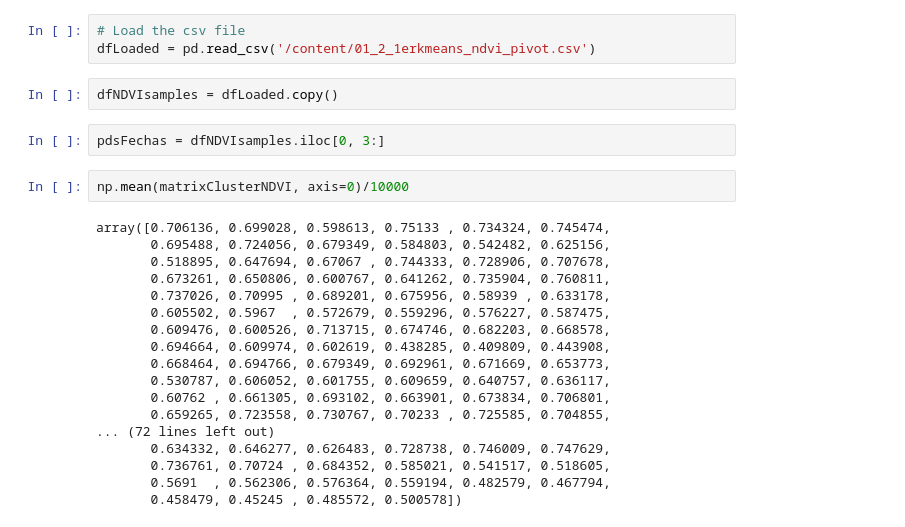
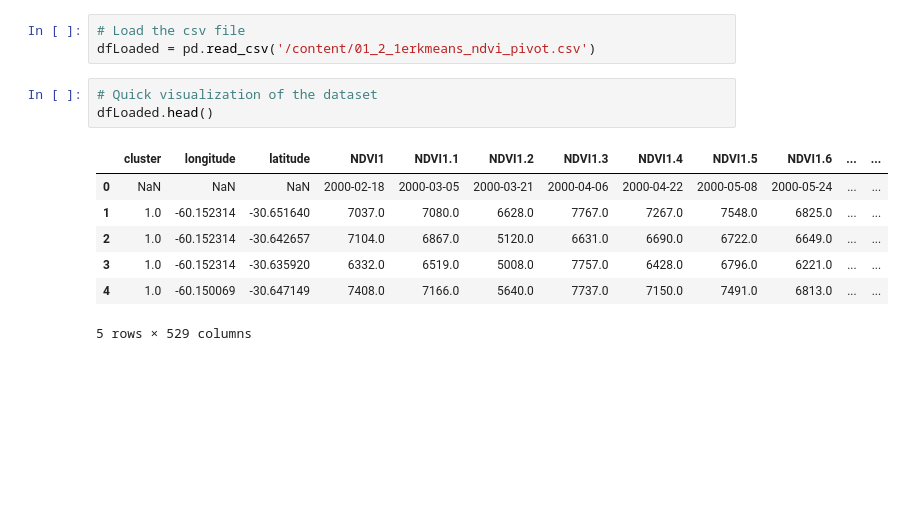
Before and after one commit to francobarrionuevoenv21/ClusteringPaddyFields_Fires_SanJavier, a Jupyter notebook: Code_clustering/04_NDVIplots_firstClustering.ipynb, the cells around one changed output. Cells and saved outputs as stored; diff of their text form; blank space fills up the shorter version.

```diff
--- a/Code_clustering/04_NDVIplots_firstClustering.ipynb
+++ b/Code_clustering/04_NDVIplots_firstClustering.ipynb
@@ -20,27 +26,14 @@ Saving to: ‘01_2_1erkmeans_ndvi_pivot.csv’
 # %%
 # Load the csv file
 dfLoaded = pd.read_csv('/content/01_2_1erkmeans_ndvi_pivot.csv')
-# %%
-dfNDVIsamples = dfLoaded.copy()
-# %%
-pdsFechas = dfNDVIsamples.iloc[0, 3:]
-# %%
-np.mean(matrixClusterNDVI, axis=0)/10000
-# %% [output]
-array([0.706136, 0.699028, 0.598613, 0.75133 , 0.734324, 0.745474,
-       0.695488, 0.724056, 0.679349, 0.584803, 0.542482, 0.625156,
-       0.518895, 0.647694, 0.67067 , 0.744333, 0.728906, 0.707678,
-       0.673261, 0.650806, 0.600767, 0.641262, 0.735904, 0.760811,
-       0.737026, 0.70995 , 0.689201, 0.675956, 0.58939 , 0.633178,
-       0.605502, 0.5967  , 0.572679, 0.559296, 0.576227, 0.587475,
-       0.609476, 0.600526, 0.713715, 0.674746, 0.682203, 0.668578,
-       0.694664, 0.609974, 0.602619, 0.438285, 0.409809, 0.443908,
-       0.668464, 0.694766, 0.679349, 0.692961, 0.671669, 0.653773,
-       0.530787, 0.606052, 0.601755, 0.609659, 0.640757, 0.636117,
-       0.60762 , 0.661305, 0.693102, 0.663901, 0.673834, 0.706801,
-       0.659265, 0.723558, 0.730767, 0.70233 , 0.725585, 0.704855,
-... (72 lines left out)
-       0.634332, 0.646277, 0.626483, 0.728738, 0.746009, 0.747629,
-       0.736761, 0.70724 , 0.684352, 0.585021, 0.541517, 0.518605,
-       0.5691  , 0.562306, 0.576364, 0.559194, 0.482579, 0.467794,
-       0.458479, 0.45245 , 0.485572, 0.500578])
+# %%
+# Quick visualization of the dataset
+dfLoaded.head()
+# %% [output]
+|  | cluster | longitude | latitude | NDVI1 | NDVI1.1 | NDVI1.2 | NDVI1.3 | NDVI1.4 | NDVI1.5 | NDVI1.6 | ... | ... |
+| 0 | NaN | NaN | NaN | 2000-02-18 | 2000-03-05 | 2000-03-21 | 2000-04-06 | 2000-04-22 | 2000-05-08 | 2000-05-24 | ... | ... |
+| 1 | 1.0 | -60.152314 | -30.651640 | 7037.0 | 7080.0 | 6628.0 | 7767.0 | 7267.0 | 7548.0 | 6825.0 | ... | ... |
+| 2 | 1.0 | -60.152314 | -30.642657 | 7104.0 | 6867.0 | 5120.0 | 6631.0 | 6690.0 | 6722.0 | 6649.0 | ... | ... |
+| 3 | 1.0 | -60.152314 | -30.635920 | 6332.0 | 6519.0 | 5008.0 | 7757.0 | 6428.0 | 6796.0 | 6221.0 | ... | ... |
+| 4 | 1.0 | -60.150069 | -30.647149 | 7408.0 | 7166.0 | 5640.0 | 7737.0 | 7150.0 | 7491.0 | 6813.0 | ... | ... |
+5 rows × 529 columns
```
Also changed, not shown: parts of 13 cells of this notebook.
